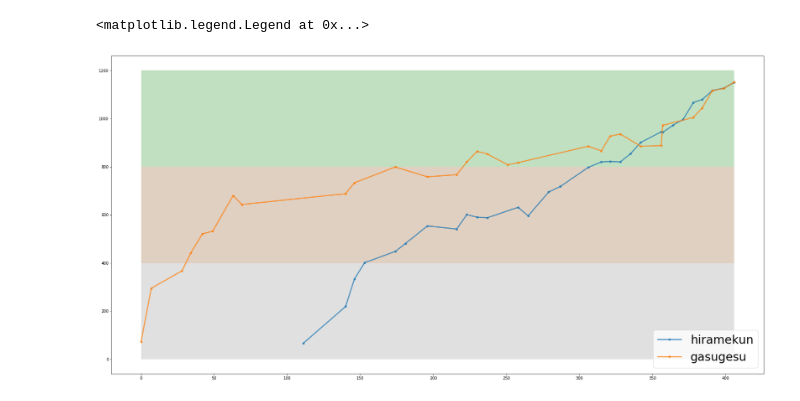
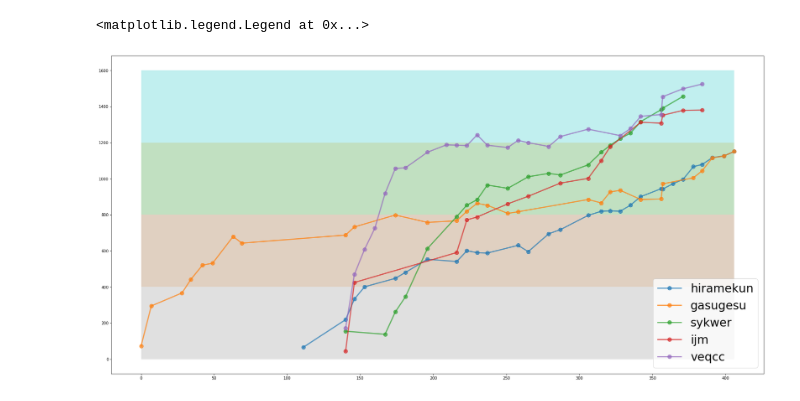
Before and after one commit to hiramekun/AtCoderRatingGraph, a Jupyter notebook: compare_rating.ipynb, the cells around one changed output. Saved outputs shown, nothing was run; the diff lists cells and outputs as text; code cells hidden in the pictures.

```diff
--- a/compare_rating.ipynb
+++ b/compare_rating.ipynb
@@ -131,7 +131,10 @@ def get_users_info(user_names):
 # change here
 users = [
     'hiramekun',
-    'gasugesu'
+    'gasugesu',
+    'sykwer',
+    'ijm',
+    'veqcc'
 ]
 date_data, rate_data = get_users_info(users)
 # %%
@@ -140,32 +143,32 @@ max_date = datetime.datetime(1900, 1, 12, 9, 55, 28)
 min_date = min([min(min_date, min(ar)) for ar in date_data])
 max_date = max([max(max_date, min(ar)) for ar in date_data])
 
 min_rate = 1e9
 max_rate = 0
 max_rate = max([max(max_rate, max(ar)) for ar in rate_data])
 min_rate = min([min(min_rate, min(ar)) for ar in rate_data])
 
 days_data = []
 x_end = 0
 for ds in date_data:
     temp = []
     for d in ds:
         temp.append((d - min_date).days)
         x_end = max(x_end, (d - min_date).days)
     days_data.append(temp)
 
 x_range = (0, x_end)
 for color in Color:
     y_begin, y_end = get_rate_range(color)
     if min_rate > y_end:
         continue
     plt.fill_between(x_range, y_begin, y_end, facecolor=get_color_code(color), alpha=0.8)
     if y_end > max_rate:
         break
 
 for d, r in zip(days_data, rate_data):
-    plt.plot(d, r, alpha=0.7, markersize=5, marker='o',linewidth=3)
+    plt.plot(d, r, alpha=0.7, markersize=10, marker='o',linewidth=3)
 plt.legend(users, loc='lower right', fontsize=30)
 # %% [output]
 <matplotlib.legend.Legend at 0x...>
-[figure, old version]
+[figure, new version]
```
